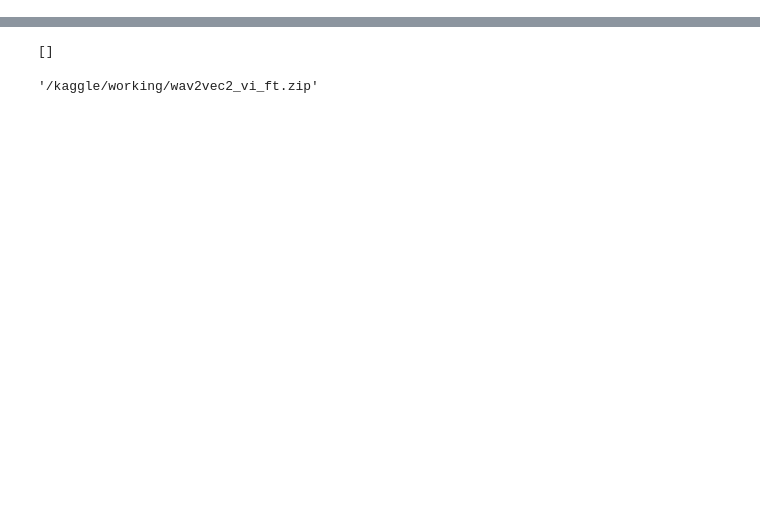
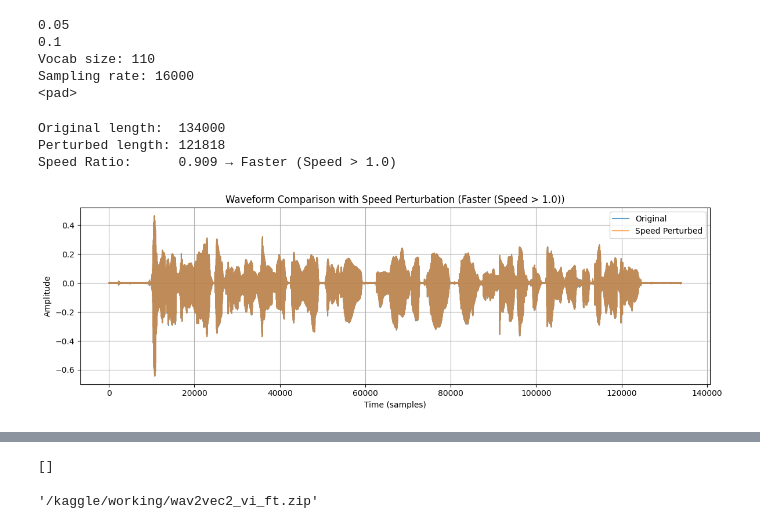
Before and after one commit to minh-quang-pham-le/Vietnamese-ASR, a Jupyter notebook: vietnamese-asr.ipynb, the cells around one changed output, grey strips where cells are left out. Saved outputs shown, nothing was run; the diff lists cells and outputs as text; code cells hidden in the pictures; blank space fills up the shorter version.

```diff
--- a/vietnamese-asr.ipynb
+++ b/vietnamese-asr.ipynb
@@ -366,0 +274,72 @@ trainer = Trainer(
+# %%
+# Check
+print(model.config.mask_time_prob)
+print(model.config.mask_feature_prob)
+print("Vocab size:", processor.tokenizer.vocab_size)
+print("Sampling rate:", processor.feature_extractor.sampling_rate)
+print(processor.tokenizer.pad_token)
+# %% [output]
+0.05
+0.1
+Vocab size: 110
+Sampling rate: 16000
+<pad>
+# %%
+# Speed Perturbation
+import os
+os.environ["CUDA_VISIBLE_DEVICES"] = "0"   # hoặc "1"
+import torchaudio, numpy as np, random, torch
+
+def apply_speed_perturb(waveform: torch.Tensor, sampling_rate: int) -> torch.Tensor:
+    speeds = [0.9, 1.0, 1.1]
+    speed = random.choice(speeds)
+    effects = [["speed", str(speed)], ["rate", str(sampling_rate)]]
+
+    perturbed_waveform, _ = torchaudio.sox_effects.apply_effects_tensor(waveform, sampling_rate, effects)
+    return perturbed_waveform
+# %%
+# Check
+import matplotlib.pyplot as plt
+
+# Lấy 1 sample từ tập train
+sample = ds_dict["train"][-1]
+waveform = torch.tensor(sample["audio"]["array"], dtype=torch.float32).unsqueeze(0)  # (1, T)
+sampling_rate = sample["audio"]["sampling_rate"]
+
+# Gọi speed perturb
+perturbed_waveform = apply_speed_perturb(waveform, sampling_rate)
+
+# Xác định tốc độ bị chọn
+speed_ratio = perturbed_waveform.shape[1] / waveform.shape[1]
+if speed_ratio > 1:
+    speed_label = f"Slower (Speed < 1.0)"
+elif speed_ratio < 1:
+    speed_label = f"Faster (Speed > 1.0)"
+else:
+    speed_label = f"No change (Speed = 1.0)"
+
+# In thông tin
+print(f"Original length:  {waveform.shape[1]}")
+print(f"Perturbed length: {perturbed_waveform.shape[1]}")
+print(f"Speed Ratio:      {speed_ratio:.3f} → {speed_label}")
+
+# Vẽ biểu đồ waveform
+plt.figure(figsize=(12, 4))
+plt.plot(waveform.squeeze().numpy(), label="Original", alpha=0.7)
+plt.plot(
+    np.linspace(0, waveform.shape[1]-1, perturbed_waveform.shape[1]),
+    perturbed_waveform.squeeze().numpy(),
+    label="Speed Perturbed", alpha=0.6
+)
+plt.legend()
+plt.title(f"Waveform Comparison with Speed Perturbation ({speed_label})")
+plt.xlabel("Time (samples)")
+plt.ylabel("Amplitude")
+plt.grid(True)
+plt.tight_layout()
+plt.show()
+# %% [output]
+Original length:  134000
+Perturbed length: 121818
+Speed Ratio:      0.909 → Faster (Speed > 1.0)
+[figure, added]
```
Also changed, not shown: parts of 62 cells of this notebook.
